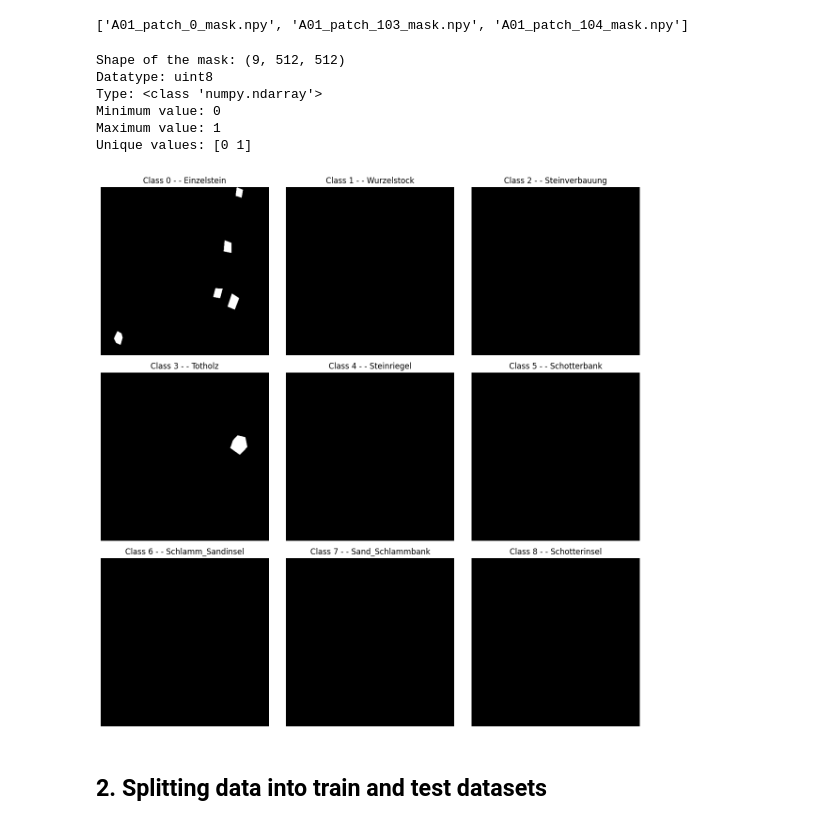
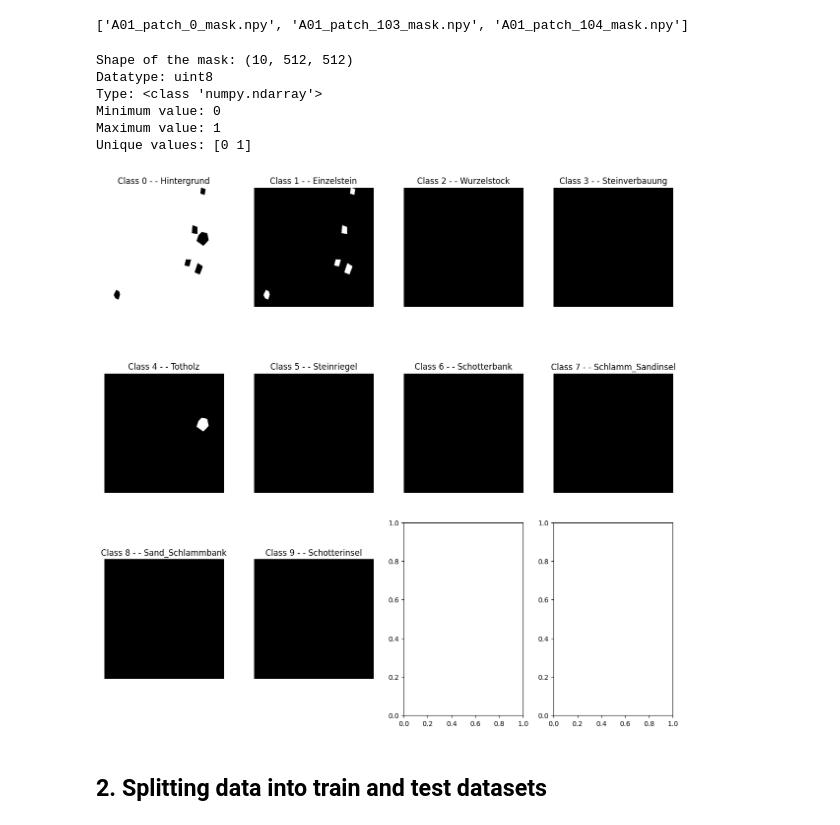
Before and after one commit to hiebschi/MoSE, a Jupyter notebook: notebooks/02_training.ipynb, the cells around one changed output. Saved outputs shown, nothing was run; the diff lists cells and outputs as text; code cells hidden in the pictures.

Commit message:
Cross Entropy Loss Function and One-Hot-Encoded Masks added

```diff
--- a/notebooks/02_training.ipynb
+++ b/notebooks/02_training.ipynb
@@ -83,7 +83,7 @@ importlib.reload(configs_gc) # reload changes
 
 # input directories: patches and masks
 preprocessed_patches_dir = configs_gc.DATA_DIR["preprocessed_patches"]
-masks_dir = configs_gc.DATA_DIR["masks"]
+masks_dir = configs_gc.DATA_DIR["masks_ohe"]
 
 # output directories: trained models
 saved_model_dir = configs_gc.DATA_DIR["saved_models"]
@@ -185,38 +185,38 @@ TEST_MASK_ID = 96 # -------------------->> ADJUSTABLE
 
 # Path to the chosen mask
 test_mask_path = masks_dir + f"/{SECTION}_patch_{TEST_MASK_ID}_mask.npy"
 
 # Load mask
 test_mask = np.load(test_mask_path)
 
 # Show properties of the mask
 print("Shape of the mask:", test_mask.shape)
 print("Datatype:", test_mask.dtype)
 print("Type:", type(test_mask))
 print("Minimum value:", np.min(test_mask))
 print("Maximum value:", np.max(test_mask))
 print("Unique values:", np.unique(test_mask)) # binary mask
 
 # Plot the mask
 ################################################################################
-fig, axes = plt.subplots(3, 3, figsize=(12, 12))  # 3x3 grid (for 9 masks)
+fig, axes = plt.subplots(3, 4, figsize=(12, 12))  # 3x4 grid (for 10 classes)
 axes = axes.flatten()  # easier to iterate through
 
-for i in range(test_mask.shape[0]):  # iterate through the 9 classes
+for i in range(test_mask.shape[0]):  # iterate through the classes
   axes[i].imshow(test_mask[i], cmap="gray")
-  axes[i].set_title(f"Class {i} - - {reversed_codes[i + 1]}")
+  axes[i].set_title(f"Class {i} - - {reversed_codes[i]}")
   axes[i].axis("off")
 
 plt.tight_layout()
 plt.show()
 # %% [output]
-Shape of the mask: (9, 512, 512)
+Shape of the mask: (10, 512, 512)
 Datatype: uint8
 Type: <class 'numpy.ndarray'>
 Minimum value: 0
 Maximum value: 1
 Unique values: [0 1]
-[figure, old version]
+[figure, new version]
 # %% [markdown]
 ## 2. Splitting data into train and test datasets
 # %%
```
Also changed, not shown: parts of 13 cells of this notebook.
